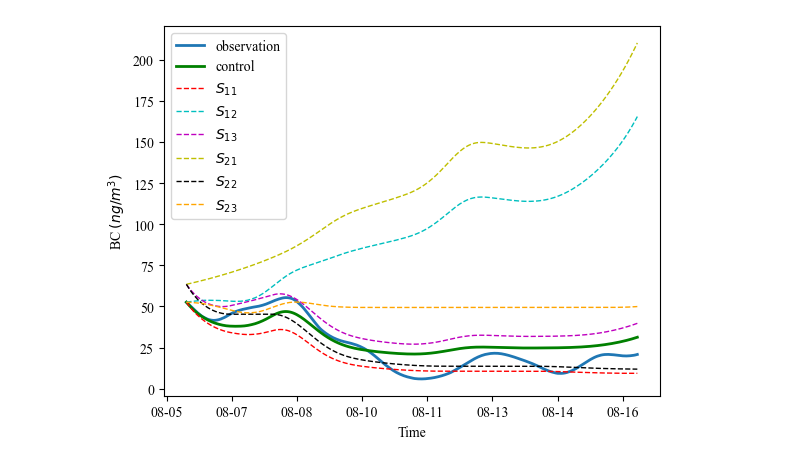
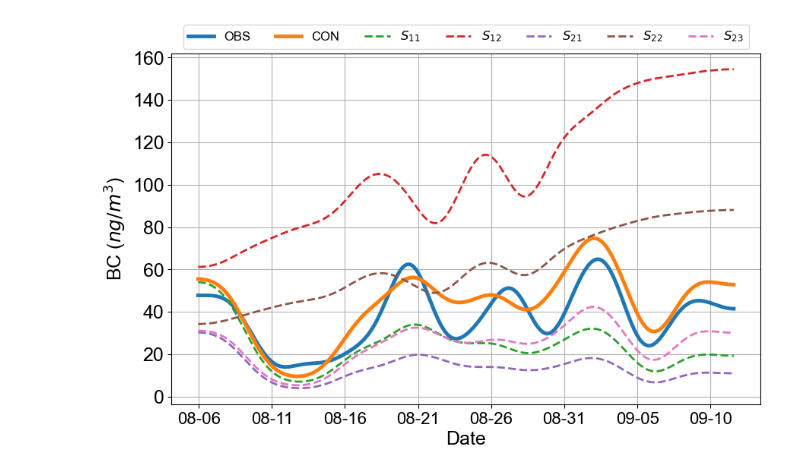
Before and after one commit to GRuiMan/BCCF, a Jupyter notebook: Codes/Figures_simulated_sensitivity.ipynb, the cells around one changed output. Saved outputs shown, nothing was run; the diff lists cells and outputs as text; code cells hidden in the pictures.

```diff
--- a/Codes/Figures_simulated_sensitivity.ipynb
+++ b/Codes/Figures_simulated_sensitivity.ipynb
@@ -33,58 +1,69 @@ plt.show()
 # %%
 ## 读取mat文件
 
 import scipy.io as sio
 import matplotlib.pyplot as plt
-import numpy as np
 import pandas as pd
 import matplotlib.dates as mdates
+from scipy.ndimage import gaussian_filter1d
 
 
-BC_real_data = sio.loadmat('./Mat_Files/BC_real.mat')
-BC_control_data=sio.loadmat('./Mat_Files/BC_control.mat')
-BC_s11_data=sio.loadmat('./Mat_Files/BC_s11.mat')
-BC_s12_data=sio.loadmat('./Mat_Files/BC_s12.mat')
-BC_s13_data=sio.loadmat('./Mat_Files/BC_s13.mat')
-BC_s21_data=sio.loadmat('./Mat_Files/BC_s21.mat')
-BC_s22_data=sio.loadmat('./Mat_Files/BC_s22.mat')
-BC_s23_data=sio.loadmat('./Mat_Files/BC_s23.mat')
-time_index_data = pd.date_range(start='2020-08-05 23:00', end='2020-09-11 15:00', freq='h')
+plt.rcParams.update({
+    'font.family': 'sans-serif',
+    'font.sans-serif': ['Arial'],
+    'font.size': 18,
+    'axes.titlesize': 18,
+    'axes.labelsize': 18,
+    'xtick.labelsize': 16,
+    'ytick.labelsize': 18,
+})
 
 
-## 后面模拟不准的还管它干啥捏
-## 那截取一部分出来
-## 截取这部分的原因是这部分数据比较真实
-## 相关系数较高达到0.7
-## 越到后面相关系数越低模拟不准了
+data_BC_real = sio.loadmat('./Mat_Files/BC_real.mat')
+data_BC_control=sio.loadmat('./Mat_Files/BC_control.mat')
+data_BC_s11=sio.loadmat('./Mat_Files/BC_s11.mat')
+data_BC_s12=sio.loadmat('./Mat_Files/BC_s12.mat')
+data_BC_s21=sio.loadmat('./Mat_Files/BC_s21.mat')
+data_BC_s22=sio.loadmat('./Mat_Files/BC_s22.mat')
+data_BC_s23=sio.loadmat('./Mat_Files/BC_s23.mat')
+data_time_index = pd.date_range(start='2020-08-05 23:00', end='2020-09-11 15:00', freq='h')
 
-choose=250
-BC_real=BC_real_data['BC_smooth'].flatten()[0:choose]
-BC_control=BC_control_data['BC_control'].flatten()[0:choose]
-BC_s11 = BC_s11_data['BC_s11'].flatten()[0:choose]
-BC_s12 = BC_s12_data['BC_s12'].flatten()[0:choose]
-BC_s13 = BC_s13_data['BC_s13'].flatten()[0:choose]
-BC_s21 = BC_s21_data['BC_s21'].flatten()[0:choose]
-BC_s22 = BC_s22_data['BC_s22'].flatten()[0:choose]
-BC_s23 = BC_s23_data['BC_s23'].flatten()[0:choose]
-time_index=time_index_data[0:choose]
+choose=880
+sigma = 30
+BC_real=data_BC_real['BC'].flatten()[0:choose]
+BC_control=data_BC_control['BC_control'].flatten()[0:choose]
+BC_s11 = data_BC_s11['BC_s11'].flatten()[0:choose]
+BC_s12 = data_BC_s12['BC_s12'].flatten()[0:choose]
+BC_s21 = data_BC_s21['BC_s21'].flatten()[0:choose]
+BC_s22 = data_BC_s22['BC_s22'].flatten()[0:choose]
+BC_s23 = data_BC_s23['BC_s23'].flatten()[0:choose]
+smooth_BC_real = gaussian_filter1d(BC_real, sigma=sigma).flatten()
+smooth_BC_control = gaussian_filter1d(BC_control, sigma=sigma).flatten()
+smooth_BC_s11 = gaussian_filter1d(BC_s11, sigma=sigma).flatten()
+smooth_BC_s12 = gaussian_filter1d(BC_s12, sigma=sigma).flatten()
+smooth_BC_s21 = gaussian_filter1d(BC_s21, sigma=sigma).flatten()
+smooth_BC_s22 = gaussian_filter1d(BC_s22, sigma=sigma).flatten()
+smooth_BC_s23 = gaussian_filter1d(BC_s23, sigma=sigma).flatten()
 
-fig, ax1 = plt.subplots()
-plt.rcParams['font.family'] = ['Times New Roman']
+time_index=data_time_index[0:choose]
+
+fig, ax1 = plt.subplots(figsize=(10, 6))
 ax1.xaxis.set_major_locator(plt.MaxNLocator(10))
 ax1.xaxis.set_major_formatter(mdates.DateFormatter('%m-%d'))
 
-ax1.plot(time_index,BC_real,label='observation',linewidth=2,linestyle='-')
-ax1.plot(time_index,BC_control,label='control',linewidth=2,linestyle='-',color='g')
-ax1.plot(time_index,BC_s11,label='$S_{11}$',linewidth=1,linestyle='--',color='r')
-ax1.plot(time_index,BC_s12,label='$S_{12}$',linewidth=1,linestyle='--',color='c')
-ax1.plot(time_index,BC_s13,label='$S_{13}$',linewidth=1,linestyle='--',color='m')
-ax1.plot(time_index,BC_s21,label='$S_{21}$',linewidth=1,linestyle='--',color='y')
-ax1.plot(time_index,BC_s22,label='$S_{22}$',linewidth=1,linestyle='--',color='k')
-ax1.plot(time_index,BC_s23,label='$S_{23}$',linewidth=1,linestyle='--',color='orange')
-ax1.set_xlabel('Time')
-ax1.set_ylabel('BC $(ng/m^3)$')
-ax1.legend()
-plt.savefig('../Figures/Figure3_七种不同的模拟结果.svg')
+ax1.plot(time_index,smooth_BC_real,label='OBS',linewidth=3.5,linestyle='-')
+ax1.plot(time_index,smooth_BC_control,label='CON',linewidth=3.5,linestyle='-')
+ax1.plot(time_index,smooth_BC_s11,label='$S_{11}$',linewidth=2,linestyle='--')
+ax1.plot(time_index,smooth_BC_s12,label='$S_{12}$',linewidth=2,linestyle='--')
+ax1.plot(time_index,smooth_BC_s21,label='$S_{21}$',linewidth=2,linestyle='--')
+ax1.plot(time_index,smooth_BC_s22,label='$S_{22}$',linewidth=2,linestyle='--')
+ax1.plot(time_index,smooth_BC_s23,label='$S_{23}$',linewidth=2,linestyle='--')
+
+ax1.grid(True)
+ax1.set_xlabel('Date')
+ax1.set_ylabel('BC ($ ng/m^3$)')
+legend = ax1.legend(loc='upper center', bbox_to_anchor=(0.5, 1.1), ncol=8,prop={'family': 'sans-serif', 'size': 12})
+plt.savefig('../Figures/Figure2_七种不同的模拟结果.svg')
 plt.show()
 # %% [output]
-[figure, old version]
+[figure, new version]
```
Also changed, not shown: parts of 7 cells of this notebook, 24 other files.
